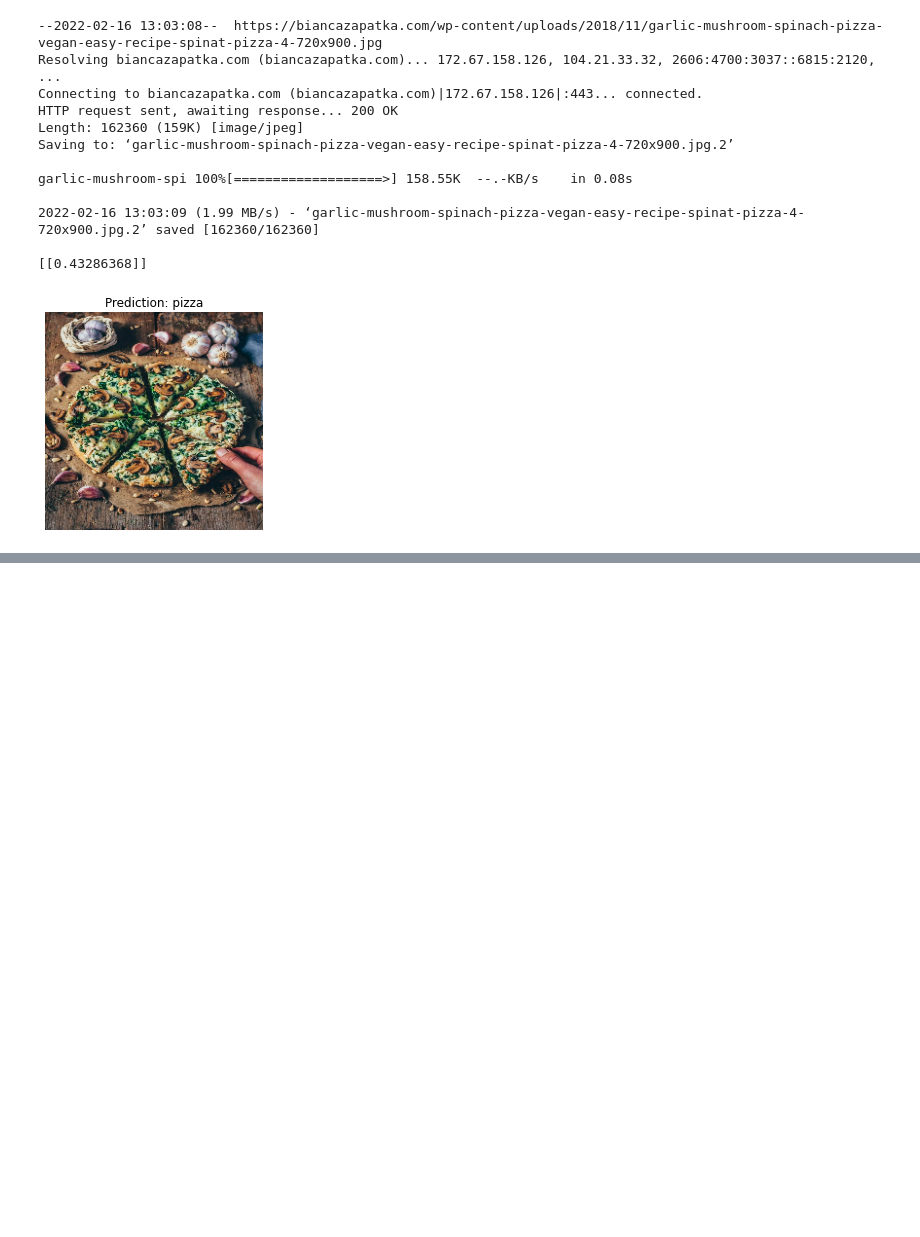
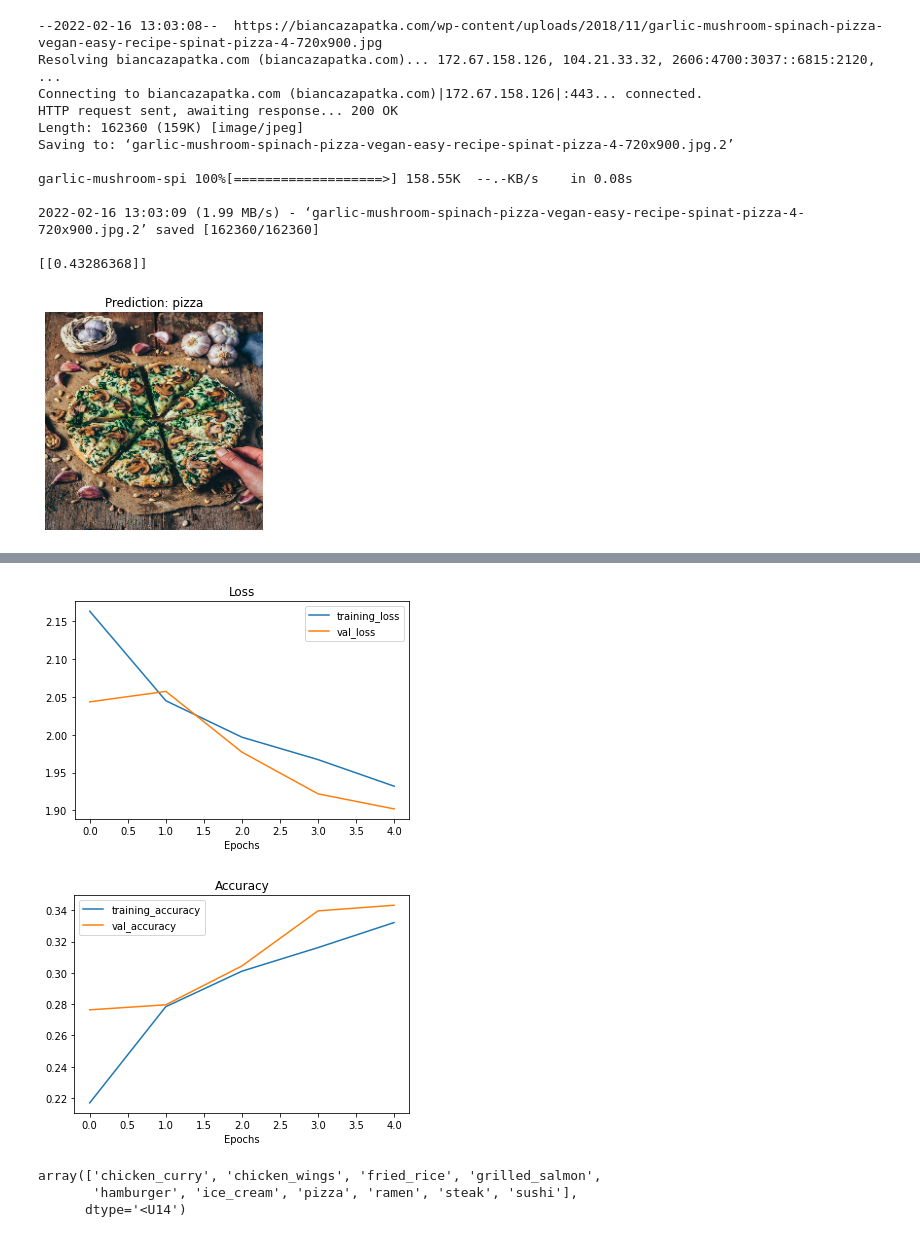
Before and after one commit to El-Nico/tensorflow-notes, a Jupyter notebook: convolution_exercises.ipynb, the cells around one changed output, grey strips where cells are left out. Drawn from its saved outputs; the diff is of its cells as text; code cells hidden in the pictures; blank space fills up the shorter version.

```diff
--- a/convolution_exercises.ipynb
+++ b/convolution_exercises.ipynb
@@ -464,0 +559,29 @@ garlic-mushroom-spi 100%[===================>] 158.55K  --.-KB/s    in 0.08s
+# %%
+#model
+import tensorflow as tf
+from tensorflow.keras.models import Sequential
+from tensorflow.keras.layers import Conv2D, MaxPool2D, Flatten, Dense
+
+# Create our model (a clone of model_4, except to be multi-class)
+model_5 = Sequential([
+                      Conv2D(10,3, activation='relu', input_shape=(224, 224, 3)),
+                      MaxPool2D(),
+                      Conv2D(10, 3, activation='relu'),
+                      MaxPool2D(),
+                      Flatten(),
+                      Dense(10, activation='softmax') # changed to have 10 neurons (same as number of classes) and 'softmax' activation
+
+])
+
+# Compile the model
+model_5.compile(loss="categorical_crossentropy", # changed to cat entropy from binary
+                optimizer=tf.keras.optimizers.Adam(),
+                metrics=['accuracy']
+                )
+# %%
+# Fit the model
+history_5= model_5.fit(train_data, # now 10 different classes
+                       epochs=5,
+                       steps_per_epoch=len(train_data),
+                       validation_data=test_data,
+                       validation_steps=len(test_data))
@@ -464,0 +605,13 @@ garlic-mushroom-spi 100%[===================>] 158.55K  --.-KB/s    in 0.08s
+# %%
+# Check out the model's loss curves
+plot_loss_curves(history_5)
+# %% [output]
+[figure, added]
+[figure, added]
+# %%
+# what classes has the model been trained on
+class_names
+# %% [output]
+array(['chicken_curry', 'chicken_wings', 'fried_rice', 'grilled_salmon',
+       'hamburger', 'ice_cream', 'pizza', 'ramen', 'steak', 'sushi'],
+      dtype='<U14')
```
Also changed, not shown: parts of 10 cells of this notebook.
